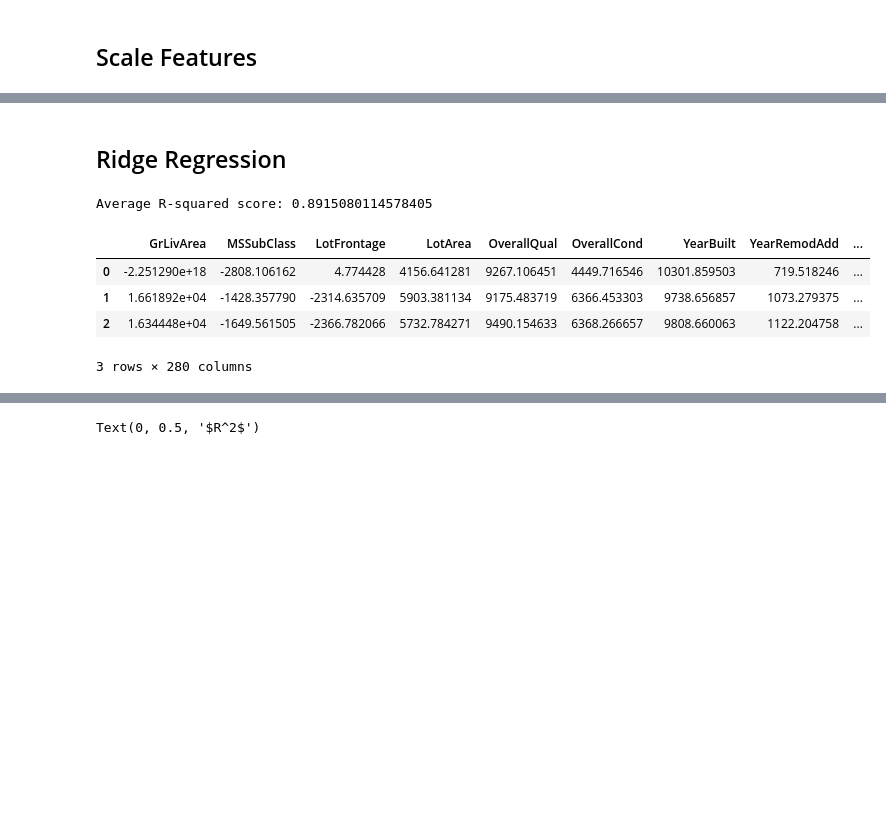
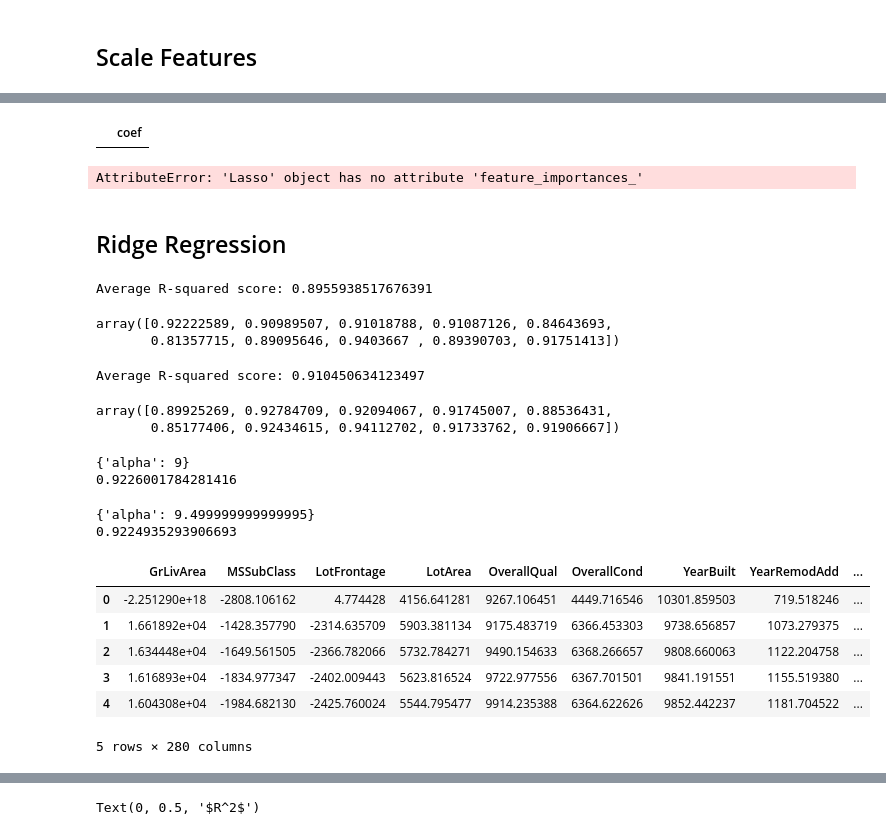
Before and after one commit to ersdanforth/ames_housing, a Jupyter notebook: linear_models.ipynb, the cells around one changed output, grey strips where cells are left out. Saved outputs shown, nothing was run; the diff lists cells and outputs as text; code cells hidden in the pictures; blank space fills up the shorter version.

Commit message:
Continued model pipeline

```diff
--- a/linear_models.ipynb
+++ b/linear_models.ipynb
@@ -319,44 +311,93 @@ features_scaled.head()
+# %%
+# none are 0
+coefs[coefs['coef'] == 0]
+# %% [output]
+|  | coef |
+# %%
+gs.best_estimator_.named_steps['model'].feature_importances_
+# %% [output]
+AttributeError: 'Lasso' object has no attribute 'feature_importances_'
 # %% [markdown]
 ## Ridge Regression
 # %%
 X = features_scaled
 y = price
+log_y = log_price
 # %%
-# Split the data into training and test sets
-X_train, X_test, y_train, y_test = train_test_split(
-    X, y, test_size=0.3, random_state=42, shuffle=True)
+# sale price as target
+X_train, X_test, y_train, y_test = train_test_split(X, y, test_size=0.3, random_state=42, shuffle=True)
 
-# Define the linear regression model
 ridge = Ridge()
-
-# Fit Model
 ridge.fit(X_train, y_train)
 
-# Define the cross-validation scheme
-cv = KFold(n_splits=10)
-
-# Calculate the R-squared score using cross-validation
+cv = KFold(n_splits=10, shuffle = True, random_state = 0)
 scores = cross_val_score(ridge, X_test, y_test, cv=cv, scoring="r2")
 
-# Print the average R-squared score across all cross-validation folds
 print(f"Average R-squared score: {scores.mean()}")
+scores
 # %% [output]
-Average R-squared score: 0.8915080114578405
+Average R-squared score: 0.8955938517676391
+array([0.92222589, 0.90989507, 0.91018788, 0.91087126, 0.84643693,
+       0.81357715, 0.89095646, 0.9403667 , 0.89390703, 0.91751413])
+# %%
+# with log of sale price as target, R^2 improves by 1.5%
+X_train, X_test, y_train, y_test = train_test_split(X, log_y, test_size=0.3, random_state=42, shuffle=True)
+
+ridge = Ridge()
+ridge.fit(X_train, y_train)
+
+cv = KFold(n_splits=10, shuffle = True, random_state = 0)
+scores = cross_val_score(ridge, X_test, y_test, cv=cv, scoring="r2")
+
+print(f"Average R-squared score: {scores.mean()}")
+scores
+# %% [output]
+Average R-squared score: 0.910450634123497
+array([0.89925269, 0.92784709, 0.92094067, 0.91745007, 0.88536431,
+       0.85177406, 0.92434615, 0.94112702, 0.91733762, 0.91906667])
+# %%
+params = {
+    "alpha": arange(0, 10, 1)
+}
+
+gs = GridSearchCV(ridge, params, scoring='r2', cv=kfold)
+gs.fit(X_train, y_train)
+
+print(gs.best_params_)
+print(gs.score(X_test, y_test))
+# %% [output]
+{'alpha': 9}
+0.9226001784281416
+# %%
+params = {
+    "alpha": arange(8, 10, .1)
+}
+
+gs = GridSearchCV(ridge, params, scoring='r2', cv=kfold)
+gs.fit(X_train, y_train)
+
+print(gs.best_params_)
+print(gs.score(X_test, y_test))
+# %% [output]
+{'alpha': 9.499999999999995}
+0.9224935293906693
 # %%
-alphas = np.arange(0, 3)
+alphas = np.arange(0, 11)
 coefs = []
 scores = []
 for alpha in alphas:
     ridge.set_params(alpha=alpha)
     ridge.fit(X_train, y_train)
     coefs.append(ridge.coef_)
     scores.append(ridge.score(X_test, y_test))
 coefs = pd.DataFrame(coefs, index=alphas, columns=X_train.columns)
 coefs.head()
 # %% [output]
 |  | GrLivArea | MSSubClass | LotFrontage | LotArea | OverallQual | OverallCond | YearBuilt | YearRemodAdd | ... |
 | 0 | -2.251290e+18 | -2808.106162 | 4.774428 | 4156.641281 | 9267.106451 | 4449.716546 | 10301.859503 | 719.518246 | ... |
 | 1 | 1.661892e+04 | -1428.357790 | -2314.635709 | 5903.381134 | 9175.483719 | 6366.453303 | 9738.656857 | 1073.279375 | ... |
 | 2 | 1.634448e+04 | -1649.561505 | -2366.782066 | 5732.784271 | 9490.154633 | 6368.266657 | 9808.660063 | 1122.204758 | ... |
+| 3 | 1.616893e+04 | -1834.977347 | -2402.009443 | 5623.816524 | 9722.977556 | 6367.701501 | 9841.191551 | 1155.519380 | ... |
+| 4 | 1.604308e+04 | -1984.682130 | -2425.760024 | 5544.795477 | 9914.235388 | 6364.622626 | 9852.442237 | 1181.704522 | ... |
-3 rows × 280 columns
+5 rows × 280 columns
 # %%
```
Also changed, not shown: parts of 75 cells of this notebook, 3 other files.
